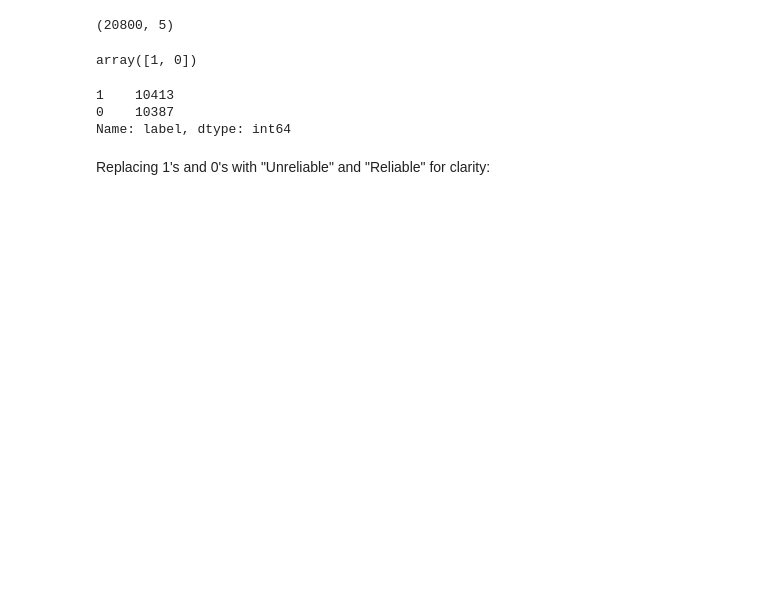
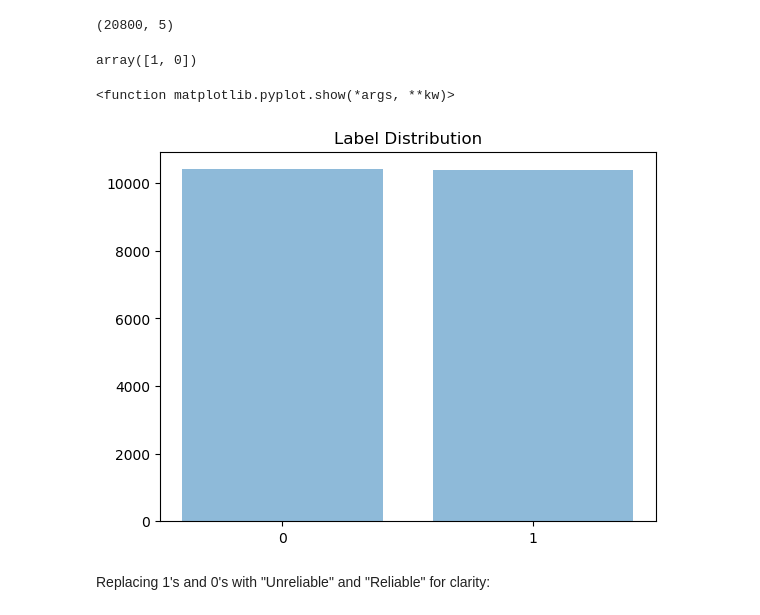
Before and after one commit to ridicholas/FAKENEWS-, a Jupyter notebook: Fake News Detection.ipynb, the cells around one changed output. Cells and saved outputs as stored; diff of their text form; code cells hidden in the pictures; blank space fills up the shorter version.

```diff
--- a/Fake News Detection.ipynb
+++ b/Fake News Detection.ipynb
@@ -46,12 +48,17 @@ data.shape
 data['label'].unique()
 # %% [output]
 array([1, 0])
-# %%
-data['label'].value_counts()
-# %% [output]
-1    10413
-0    10387
-Name: label, dtype: int64
+# %%
+counts = data['label'].value_counts();
+labels = np.unique(data['label']);
+y_pos = np.arange(len(labels));
+plt.bar(y_pos, counts, align='center', alpha=0.5);
+plt.xticks(y_pos, labels);
+plt.title('Label Distribution');
+plt.show
+# %% [output]
+<function matplotlib.pyplot.show(*args, **kw)>
+[figure, added]
 # %% [markdown]
 Replacing 1's and 0's with "Unreliable" and "Reliable" for clarity:
 # %%
```
Also changed, not shown: parts of 35 cells of this notebook.
